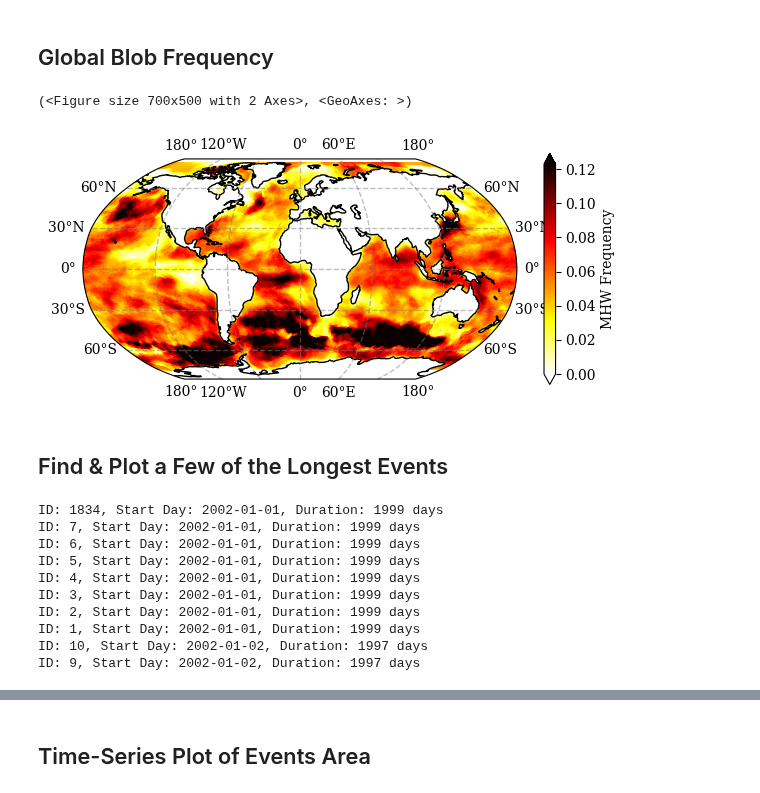
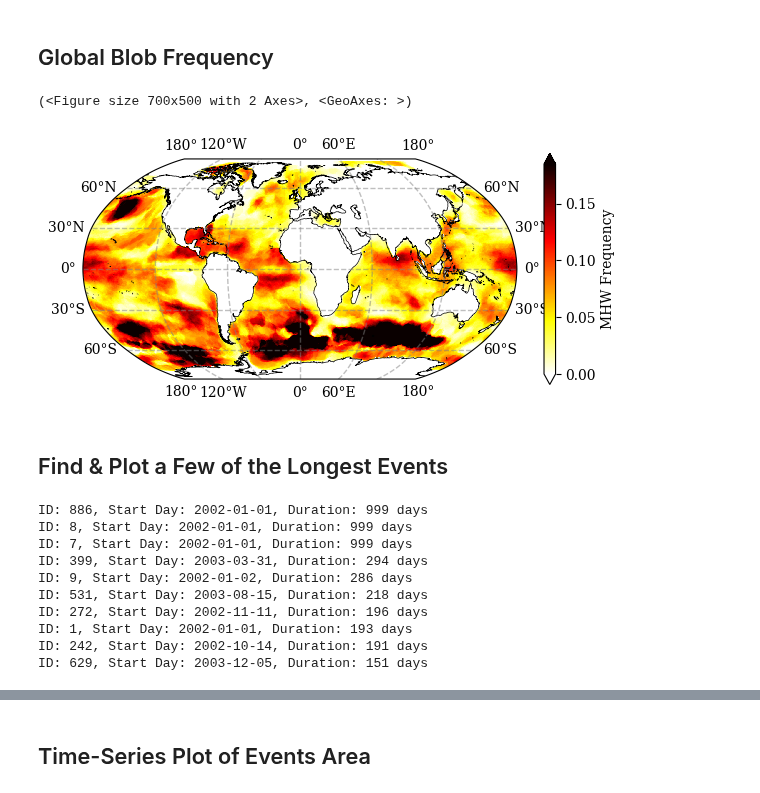
Before and after one commit to wienkers/spot_the_blOb, a Jupyter notebook: notebooks/03_visualise_events.ipynb, the cells around one changed output, grey strips where cells are left out. Drawn from its saved outputs; the diff is of its cells as text; code cells hidden in the pictures.

```diff
--- a/notebooks/03_visualise_events.ipynb
+++ b/notebooks/03_visualise_events.ipynb
@@ -25,7 +25,7 @@ Dashboard Link: localhost:43955/status
 # %%
 # Import Tracked MHW DataSet
 
-file_name = Path('/scratch') / getuser()[0] / getuser() / 'mhws' / 'MHWs_tracked.nc'
+file_name = Path('/scratch') / getuser()[0] / getuser() / 'mhws' / 'MHWs_tracked_subset.nc'
 blobs_ds = xr.open_dataset(file_name, chunks={'time': 10, 'lat': 400, 'lon': 400, 'ID': 200, 'merge_ID': 200, 'component':-1, 'parent_idx':-1, 'child_idx':-1})
 blobs_ds
 # %% [output]
@@ -96,10 +99,10 @@ blobbys.plot(col='time', col_wrap=4, cmap=cm, cbar_kwargs={'label':'MHW ID'})
 ## Global Blob Frequency
 # %%
 event_frequency = (blobs > 0).astype(float).mean('time')
-event_frequency.plotter.pplot(var_units='MHW Frequency', cmap='hot_r', cperc=[0,96])
+fig, ax = event_frequency.plotter.pplot(var_units='MHW Frequency', cmap='hot_r', cperc=[0,96])
 # %% [output]
 (<Figure size 700x500 with 2 Axes>, <GeoAxes: >)
-[figure, old version]
+[figure, new version]
 # %% [markdown]
 ## Find & Plot a Few of the Longest Events
 # %%
@@ -109,13 +112,13 @@ longest_events = events_duration.sortby(events_duration, ascending=False).ID
 for ID in longest_events[:10].values:
     print(f"ID: {ID}, Start Day: {blobs_ds.time_start.sel(ID=ID).dt.strftime('%Y-%m-%d').values}, Duration: {events_duration.sel(ID=ID).dt.days.values} days")
 # %% [output]
-ID: 1834, Start Day: 2002-01-01, Duration: 1999 days
-ID: 7, Start Day: 2002-01-01, Duration: 1999 days
-ID: 6, Start Day: 2002-01-01, Duration: 1999 days
-ID: 5, Start Day: 2002-01-01, Duration: 1999 days
-ID: 4, Start Day: 2002-01-01, Duration: 1999 days
-ID: 3, Start Day: 2002-01-01, Duration: 1999 days
-ID: 2, Start Day: 2002-01-01, Duration: 1999 days
-ID: 1, Start Day: 2002-01-01, Duration: 1999 days
-ID: 10, Start Day: 2002-01-02, Duration: 1997 days
-ID: 9, Start Day: 2002-01-02, Duration: 1997 days
+ID: 886, Start Day: 2002-01-01, Duration: 999 days
+ID: 8, Start Day: 2002-01-01, Duration: 999 days
+ID: 7, Start Day: 2002-01-01, Duration: 999 days
+ID: 399, Start Day: 2003-03-31, Duration: 294 days
+ID: 9, Start Day: 2002-01-02, Duration: 286 days
+ID: 531, Start Day: 2003-08-15, Duration: 218 days
+ID: 272, Start Day: 2002-11-11, Duration: 196 days
+ID: 1, Start Day: 2002-01-01, Duration: 193 days
+ID: 242, Start Day: 2002-10-14, Duration: 191 days
+ID: 629, Start Day: 2003-12-05, Duration: 151 days
```
Also changed, not shown: parts of 11 cells of this notebook, 4 other files.
